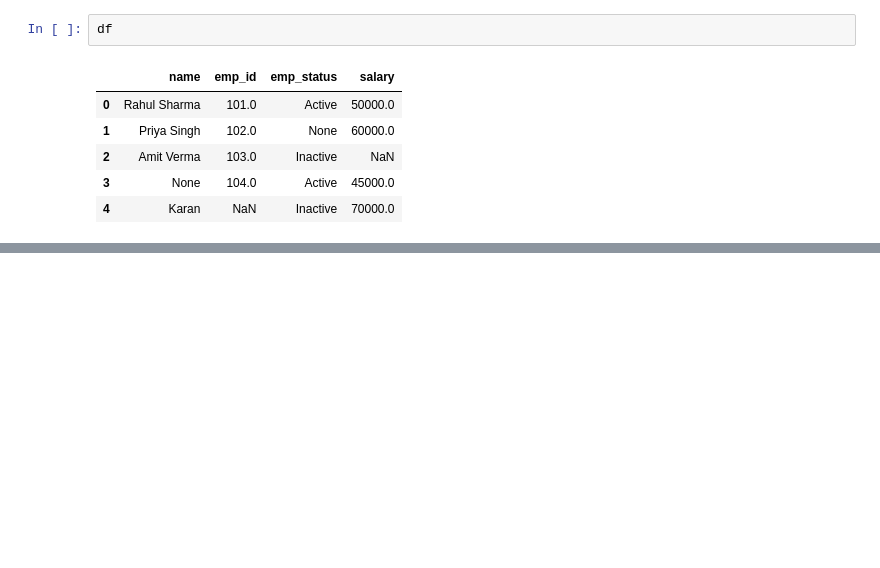
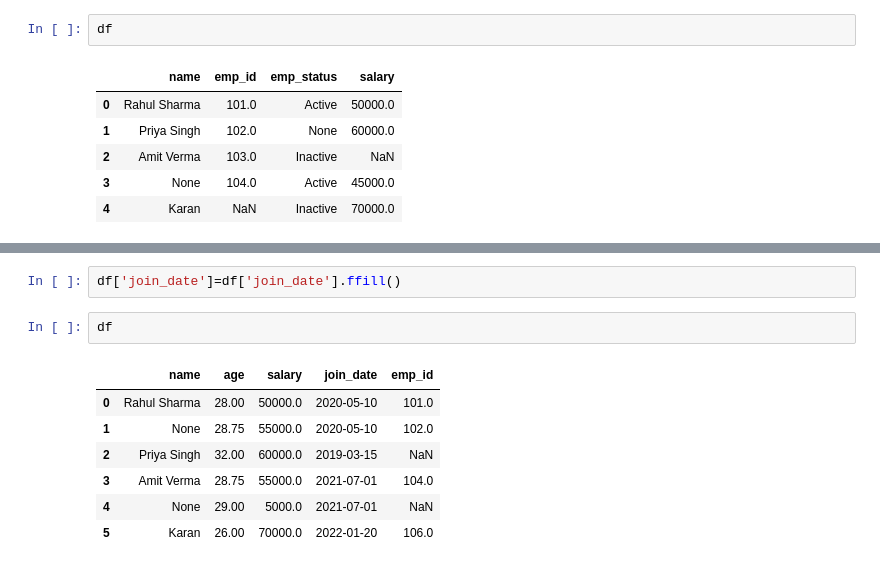
Before and after one commit to Nitik-sharma/Backend, a Jupyter notebook: chapter_appendix-tools-for-deep-learning/jupyter.ipynb, the cells around one changed output, grey strips where cells are left out. Cells and saved outputs as stored; diff of their text form; blank space fills up the shorter version.

```diff
--- a/chapter_appendix-tools-for-deep-learning/jupyter.ipynb
+++ b/chapter_appendix-tools-for-deep-learning/jupyter.ipynb
@@ -322,0 +364,12 @@ df
+# %%
+df['join_date']=df['join_date'].ffill()
+# %%
+df
+# %% [output]
+|  | name | age | salary | join_date | emp_id |
+| 0 | Rahul Sharma | 28.00 | 50000.0 | 2020-05-10 | 101.0 |
+| 1 | None | 28.75 | 55000.0 | 2020-05-10 | 102.0 |
+| 2 | Priya Singh | 32.00 | 60000.0 | 2019-03-15 | NaN |
+| 3 | Amit Verma | 28.75 | 55000.0 | 2021-07-01 | 104.0 |
+| 4 | None | 29.00 | 5000.0 | 2021-07-01 | NaN |
+| 5 | Karan | 26.00 | 70000.0 | 2022-01-20 | 106.0 |
```
Also changed, not shown: parts of 14 cells of this notebook.
